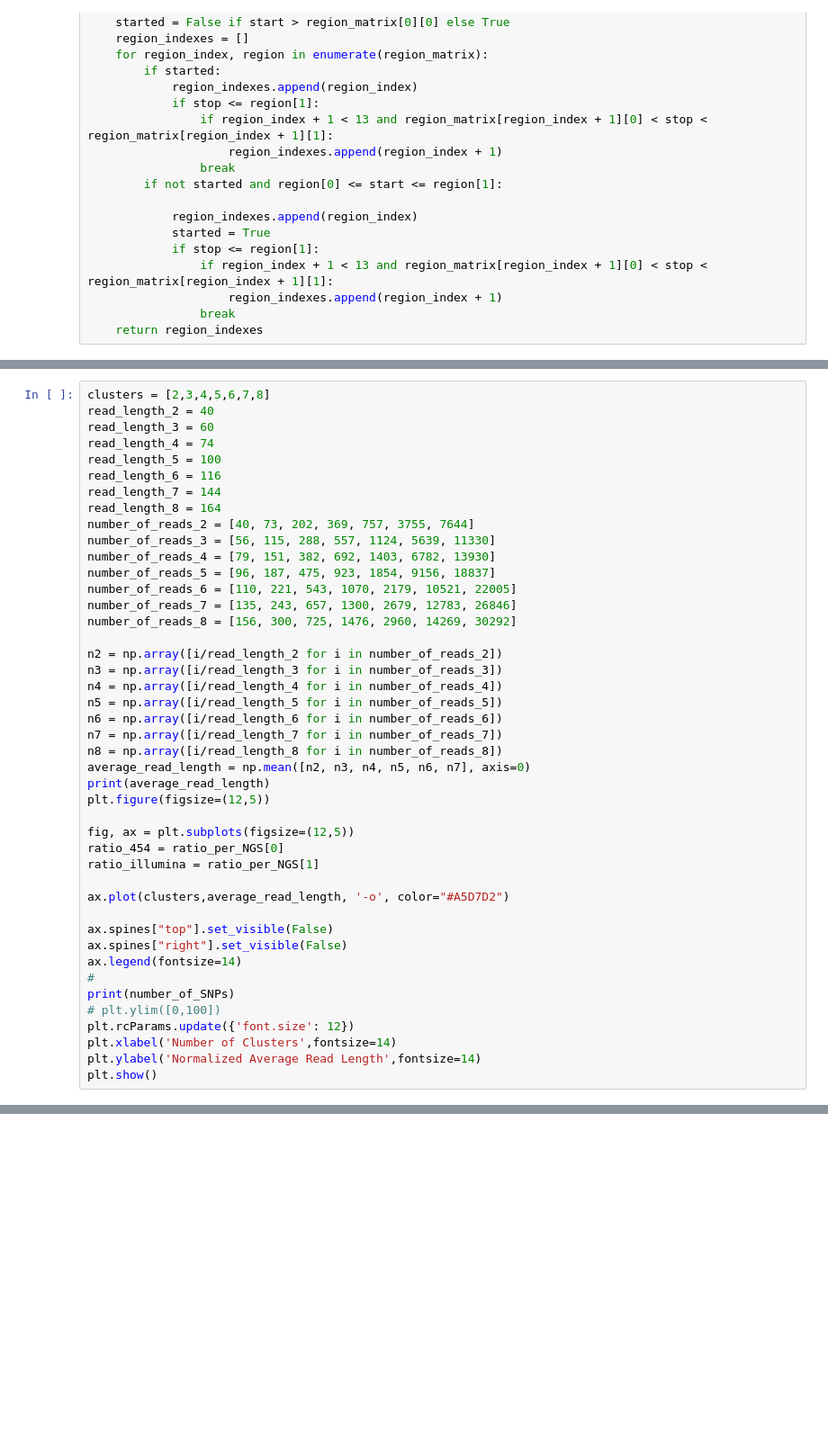
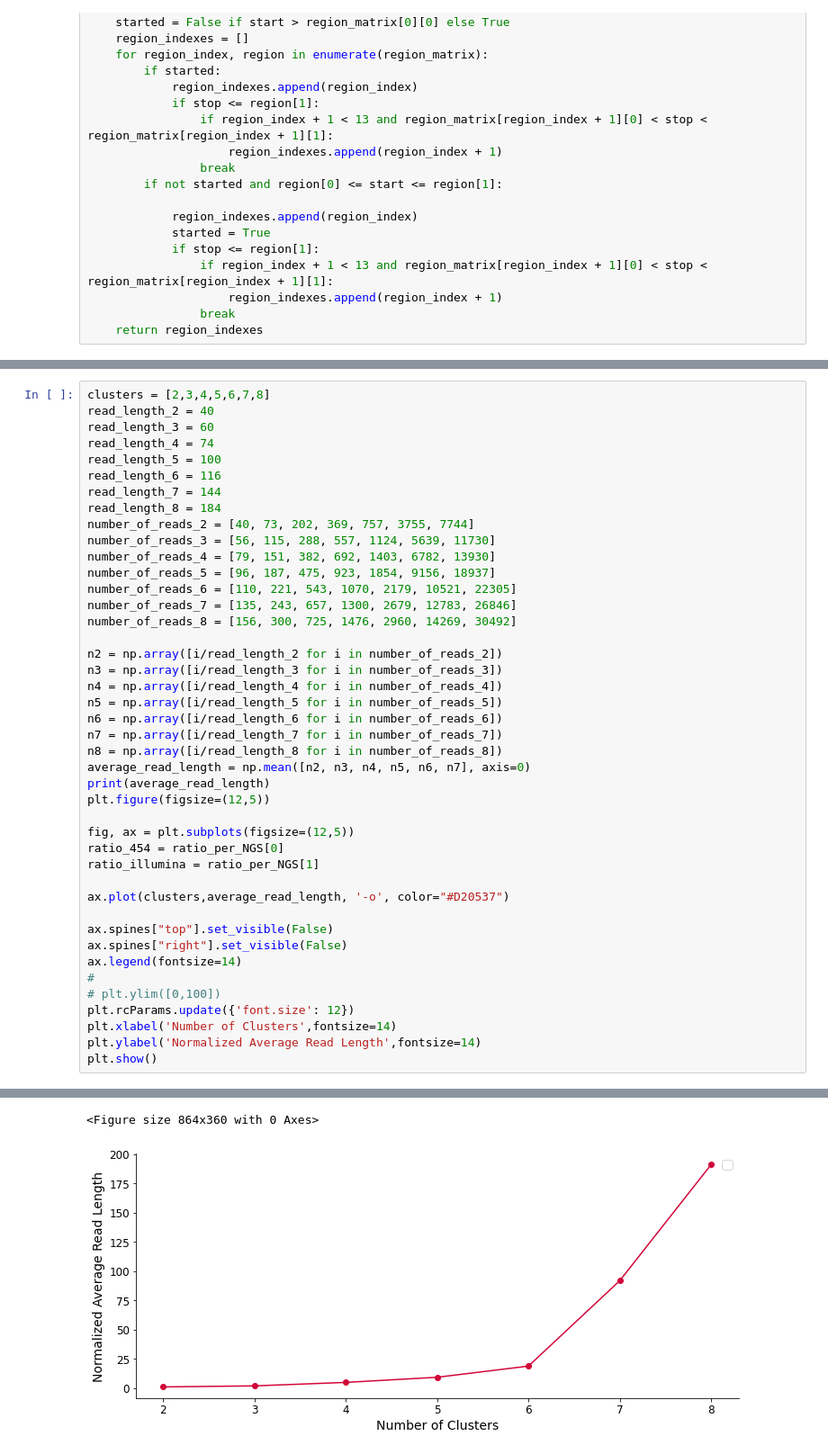
Before and after one commit to jonas-rudin/HIV-CAD, a Jupyter notebook: notebooks/data_analysis.ipynb, the cells around one changed output, grey strips where cells are left out. Shown: that part at 90% size. Cells and saved outputs as stored; diff of their text form; blank space fills up the shorter version.

```diff
--- a/notebooks/data_analysis.ipynb
+++ b/notebooks/data_analysis.ipynb
@@ -544,14 +508,14 @@ read_length_4 = 74
 read_length_5 = 100
 read_length_6 = 116
 read_length_7 = 144
-read_length_8 = 164
-number_of_reads_2 = [40, 73, 202, 369, 757, 3755, 7644]
-number_of_reads_3 = [56, 115, 288, 557, 1124, 5639, 11330]
+read_length_8 = 184
+number_of_reads_2 = [40, 73, 202, 369, 757, 3755, 7744]
+number_of_reads_3 = [56, 115, 288, 557, 1124, 5639, 11730]
 number_of_reads_4 = [79, 151, 382, 692, 1403, 6782, 13930]
-number_of_reads_5 = [96, 187, 475, 923, 1854, 9156, 18837]
-number_of_reads_6 = [110, 221, 543, 1070, 2179, 10521, 22005]
+number_of_reads_5 = [96, 187, 475, 923, 1854, 9156, 18937]
+number_of_reads_6 = [110, 221, 543, 1070, 2179, 10521, 22305]
 number_of_reads_7 = [135, 243, 657, 1300, 2679, 12783, 26846]
-number_of_reads_8 = [156, 300, 725, 1476, 2960, 14269, 30292]
+number_of_reads_8 = [156, 300, 725, 1476, 2960, 14269, 30492]
 
 n2 = np.array([i/read_length_2 for i in number_of_reads_2])
 n3 = np.array([i/read_length_3 for i in number_of_reads_3])
@@ -568,15 +532,15 @@ fig, ax = plt.subplots(figsize=(12,5))
 ratio_454 = ratio_per_NGS[0]
 ratio_illumina = ratio_per_NGS[1]
 
-ax.plot(clusters,average_read_length, '-o', color="#A5D7D2")
+ax.plot(clusters,average_read_length, '-o', color="#D20537")
 
 ax.spines["top"].set_visible(False)
 ax.spines["right"].set_visible(False)
 ax.legend(fontsize=14)
 #
-print(number_of_SNPs)
 # plt.ylim([0,100])
 plt.rcParams.update({'font.size': 12})
 plt.xlabel('Number of Clusters',fontsize=14)
 plt.ylabel('Normalized Average Read Length',fontsize=14)
 plt.show()
+# %% [output]
@@ -582,0 +550,2 @@ plt.show()
+<Figure size 864x360 with 0 Axes>
+[figure, added]
```
Also changed, not shown: parts of 8 cells of this notebook, 22 other files.
